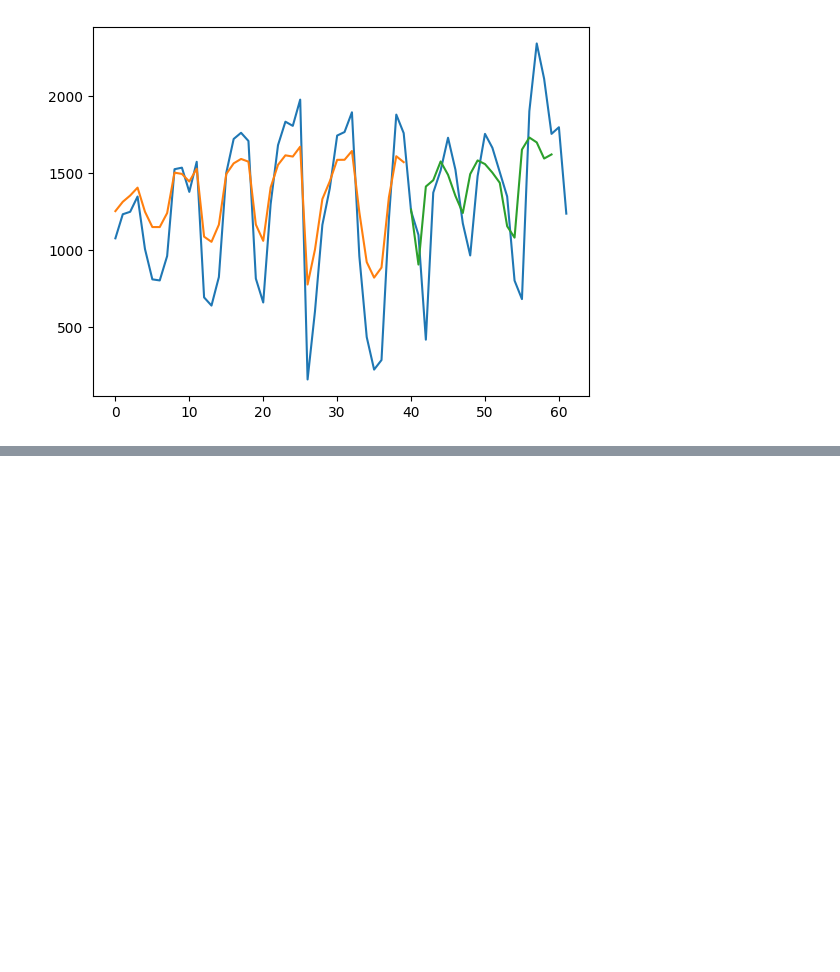
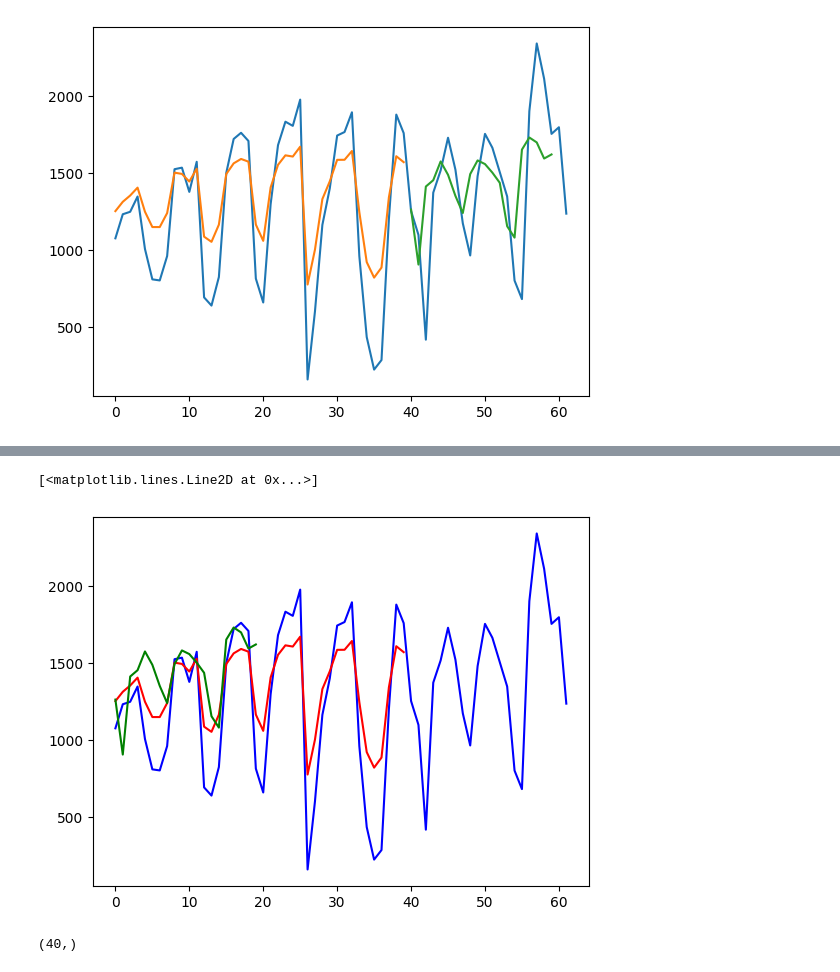
Before and after one commit to marianataglio/seriestemporales, a Jupyter notebook: overfitting_lstm.ipynb, the cells around one changed output, grey strips where cells are left out. Drawn from its saved outputs; the diff is of its cells as text; code cells hidden in the pictures; blank space fills up the shorter version.

```diff
--- a/overfitting_lstm.ipynb
+++ b/overfitting_lstm.ipynb
@@ -203,0 +215,20 @@ plt.show()
+# %%
+train_plot = np.ones_like(timeseries)  * np.nan
+train_plot = train_plot[lookback:train_size]
+train_plot = train_array
+
+## shift test predictions for plotting
+test_plot = np.ones_like(timeseries) * np.nan
+test_plot = test_plot[train_size+lookback:len(timeseries)]
+test_plot = test_array
+
+plt.plot(timeseries, c='b')
+plt.plot(train_plot, c='r')
+plt.plot(test_plot, c='g')
+# %% [output]
+[<matplotlib.lines.Line2D at 0x...>]
+[figure, added]
+# %%
+train_plot.shape
+# %% [output]
+(40,)
```
Also changed, not shown: parts of 12 cells of this notebook.
